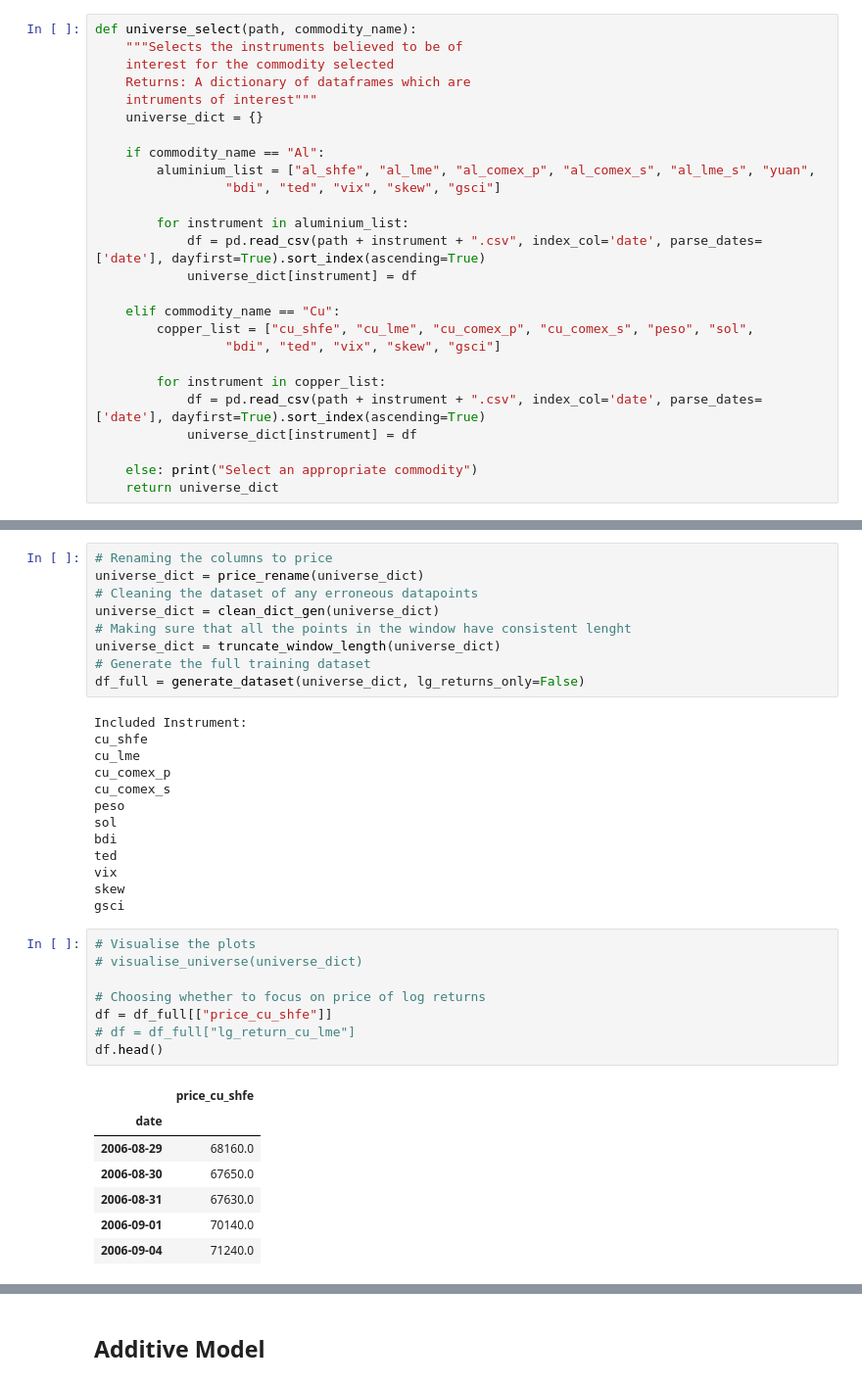
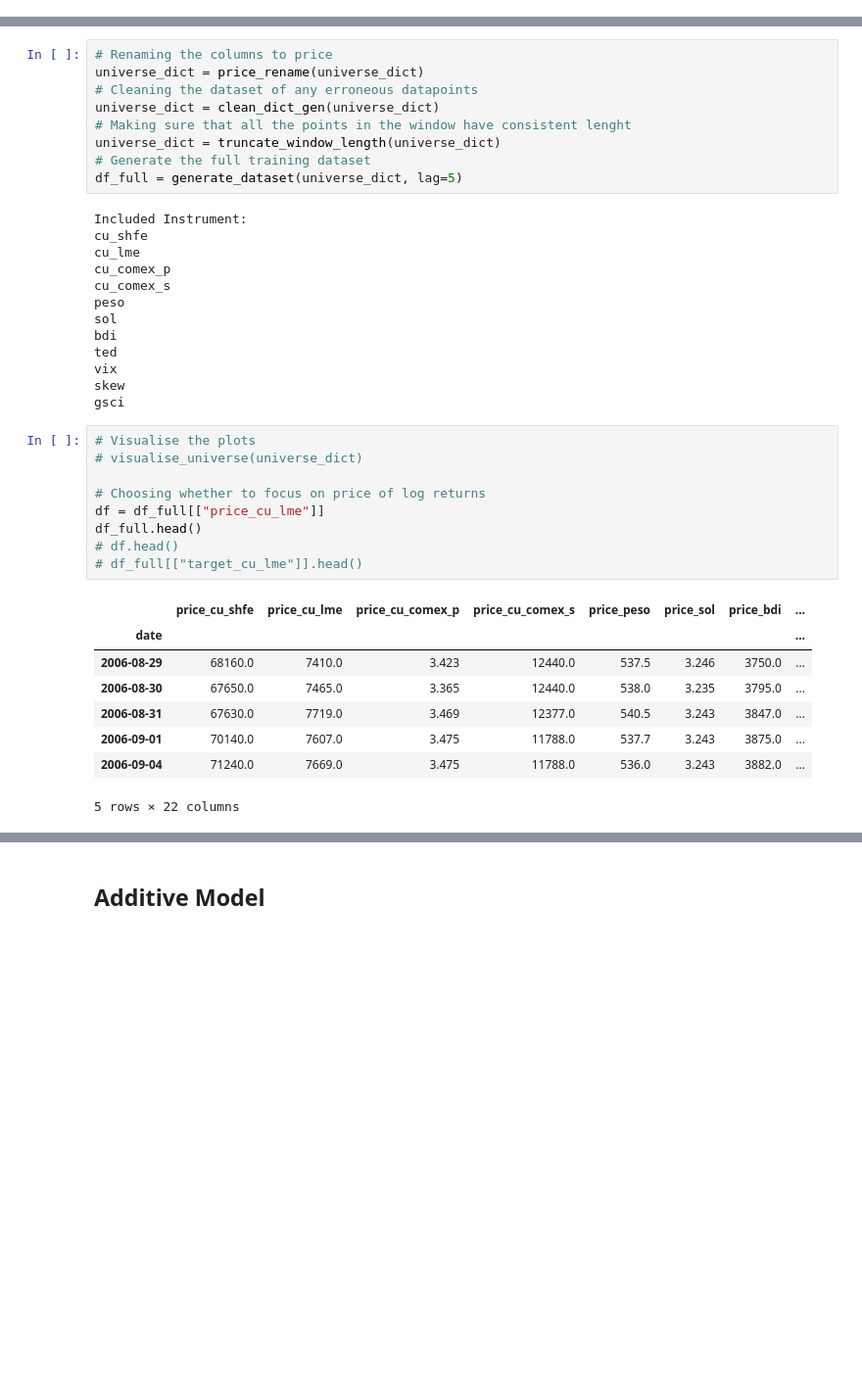
Before and after one commit to msc-acse/acse-9-independent-research-project-OliverJBoom, a Jupyter notebook: Additive_Model.ipynb, the cells around one changed output, grey strips where cells are left out. Shown at 98% size. Cells and saved outputs as stored; diff of their text form; blank space fills up the shorter version.

```diff
--- a/Additive_Model.ipynb
+++ b/Additive_Model.ipynb
@@ -15,32 +16,6 @@ import warnings
 warnings.filterwarnings("ignore")
 # %% [markdown]
 ## Loading Data
-# %%
-def universe_select(path, commodity_name):
-    """Selects the instruments believed to be of
-    interest for the commodity selected
-    Returns: A dictionary of dataframes which are
-    intruments of interest"""
-    universe_dict = {}
-
-    if commodity_name == "Al":
-        aluminium_list = ["al_shfe", "al_lme", "al_comex_p", "al_comex_s", "al_lme_s", "yuan",
-                 "bdi", "ted", "vix", "skew", "gsci"]
-
-        for instrument in aluminium_list:
-            df = pd.read_csv(path + instrument + ".csv", index_col='date', parse_dates=['date'], dayfirst=True).sort_index(ascending=True)
-            universe_dict[instrument] = df
-
-    elif commodity_name == "Cu":
-        copper_list = ["cu_shfe", "cu_lme", "cu_comex_p", "cu_comex_s", "peso", "sol",
-                 "bdi", "ted", "vix", "skew", "gsci"]
-
-        for instrument in copper_list:
-            df = pd.read_csv(path + instrument + ".csv", index_col='date', parse_dates=['date'], dayfirst=True).sort_index(ascending=True)
-            universe_dict[instrument] = df
-
-    else: print("Select an appropriate commodity")
-    return universe_dict
 # %%
 path = "Data/"
 universe_dict = universe_select(path, "Cu")
@@ -54,7 +29,7 @@ universe_dict = clean_dict_gen(universe_dict)
 # Making sure that all the points in the window have consistent lenght
 universe_dict = truncate_window_length(universe_dict)
 # Generate the full training dataset
-df_full = generate_dataset(universe_dict, lg_returns_only=False)
+df_full = generate_dataset(universe_dict, lag=5)
 # %% [output]
 Included Instrument:
 cu_shfe
@@ -71,16 +46,18 @@ gsci
 # %%
 # Visualise the plots
 # visualise_universe(universe_dict)
 
 # Choosing whether to focus on price of log returns
-df = df_full[["price_cu_shfe"]]
-# df = df_full["lg_return_cu_lme"]
-df.head()
+df = df_full[["price_cu_lme"]]
+df_full.head()
+# df.head()
+# df_full[["target_cu_lme"]].head()
 # %% [output]
-|  | price_cu_shfe |
-| date |  |
-| 2006-08-29 | 68160.0 |
-| 2006-08-30 | 67650.0 |
-| 2006-08-31 | 67630.0 |
-| 2006-09-01 | 70140.0 |
-| 2006-09-04 | 71240.0 |
+|  | price_cu_shfe | price_cu_lme | price_cu_comex_p | price_cu_comex_s | price_peso | price_sol | price_bdi | ... |
+| date |  |  |  |  |  |  |  | ... |
+| 2006-08-29 | 68160.0 | 7410.0 | 3.423 | 12440.0 | 537.5 | 3.246 | 3750.0 | ... |
+| 2006-08-30 | 67650.0 | 7465.0 | 3.365 | 12440.0 | 538.0 | 3.235 | 3795.0 | ... |
+| 2006-08-31 | 67630.0 | 7719.0 | 3.469 | 12377.0 | 540.5 | 3.243 | 3847.0 | ... |
+| 2006-09-01 | 70140.0 | 7607.0 | 3.475 | 11788.0 | 537.7 | 3.243 | 3875.0 | ... |
+| 2006-09-04 | 71240.0 | 7669.0 | 3.475 | 11788.0 | 536.0 | 3.243 | 3882.0 | ... |
+5 rows × 22 columns
```
Also changed, not shown: parts of 16 cells of this notebook, 5 other files.
